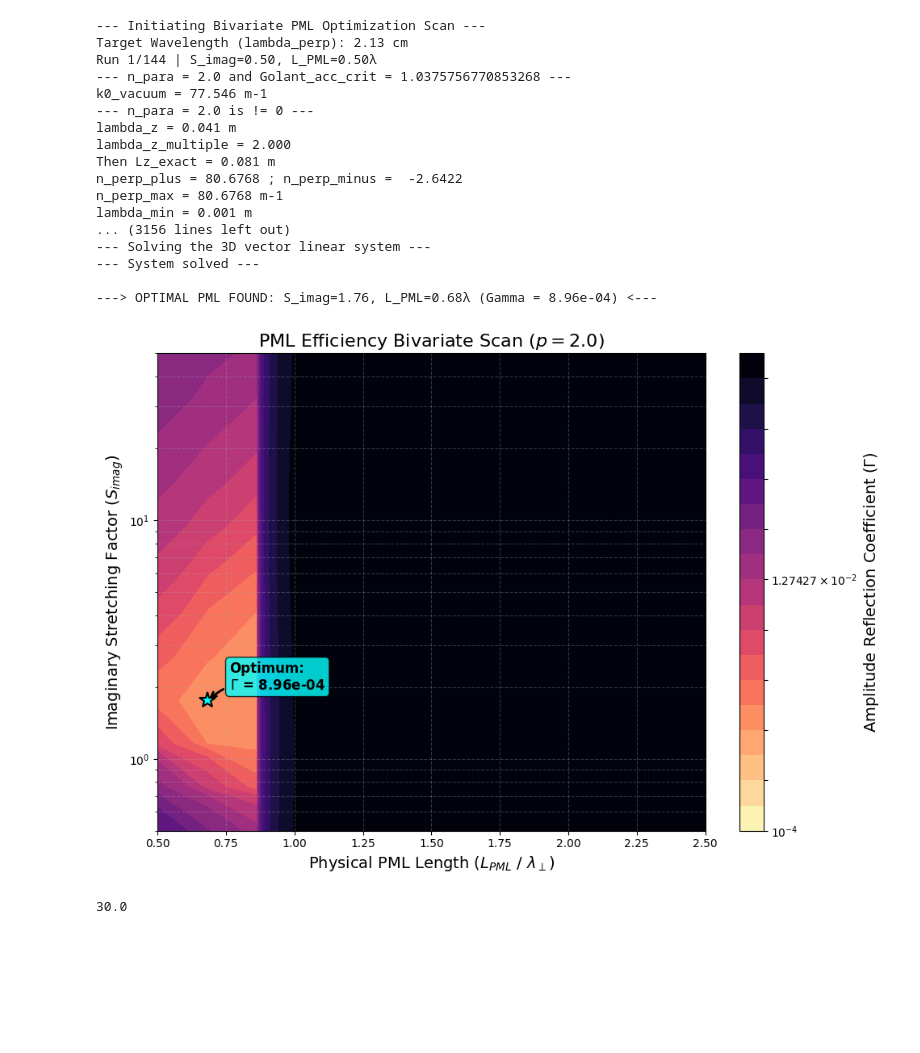
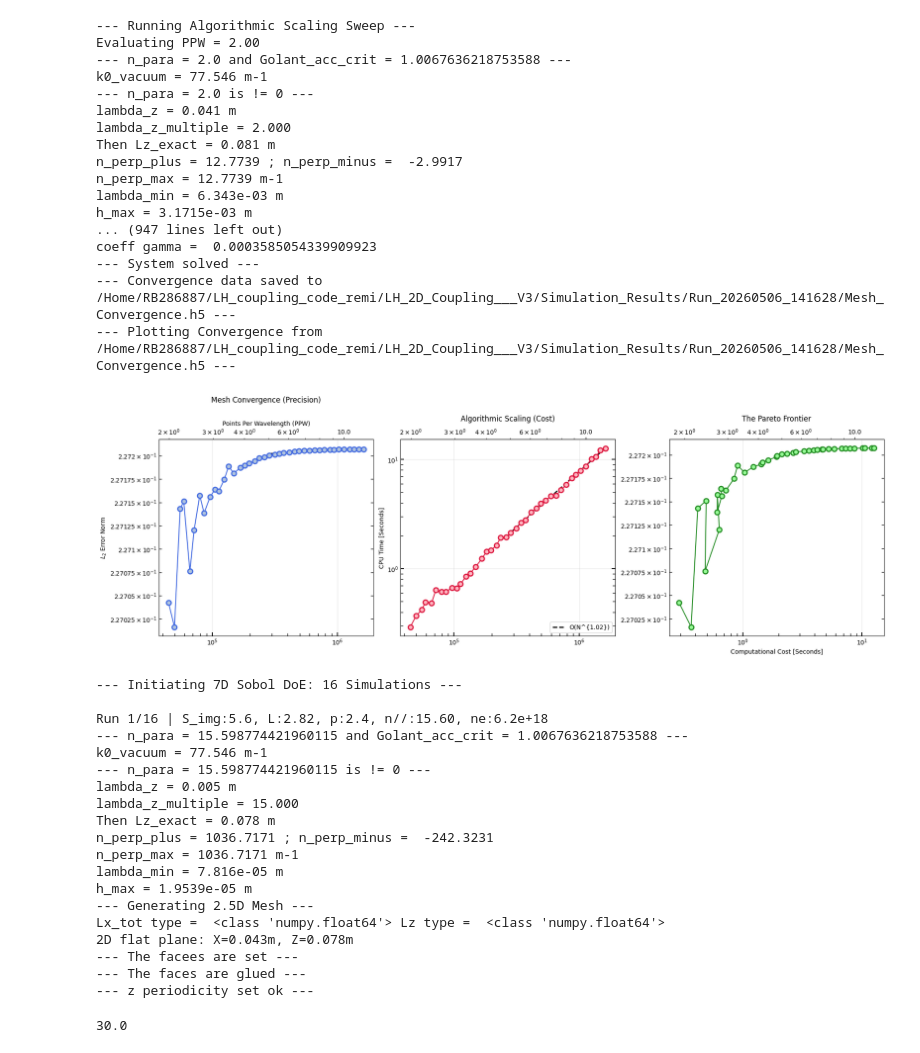
Before and after one commit to RemiBellon/LH_coupling_code_remi, a Jupyter notebook: LH_2D_Coupling___V3/main_jupyterNB_2DCoupling_V3.ipynb, the cells around one changed output. Cells and saved outputs as stored; diff of their text form; code cells hidden in the pictures; blank space fills up the shorter version.

```diff
--- a/LH_2D_Coupling___V3/main_jupyterNB_2DCoupling_V3.ipynb
+++ b/LH_2D_Coupling___V3/main_jupyterNB_2DCoupling_V3.ipynb
@@ -61,3 +67,6 @@ sim_target_folder:  /Home/RB286887/LH_coupling_code_remi/LH_2D_Coupling___V3/Sim
 # %%
-my_pp.benchmark_1D_radial_profile(mesh, GF_E_field, cfg, figure_save_dir, component='Ez')
+E_radial_profile_h5_filepath = pp_run.run_1D_radial_profile(mesh, GF_E_field, cfg, run_folder_tot_path)
+# pp_plot.plot_1D_radial_benchmark(E_radial_profile_h5_filepath, run_folder_tot_path, component='Ex')
+# pp_plot.plot_1D_radial_benchmark(E_radial_profile_h5_filepath, run_folder_tot_path, component='Ey')
+# pp_plot.plot_1D_radial_benchmark(E_radial_profile_h5_filepath, run_folder_tot_path, component='Ez')
 # %% [output]
@@ -66,0 +75,2 @@ Regime: Propagating Wave. Executing FFT...
+# %%
+plm_opti_param_h5_filepath = pp_run.run_pml_optimization(solver, cfg, run_folder_tot_path)
@@ -67,26 +105,48 @@ Regime: Propagating Wave. Executing FFT...
 # %%
-# my_pp.benchmark_mesh_convergence(solver, cfg, figure_save_dir)
+mesh_conv_h5_filepath = pp_run.run_mesh_convergence(solver, cfg, run_folder_tot_path)
+pp_plot.plot_mesh_convergence(mesh_conv_h5_filepath, run_folder_tot_path)
+# %% [output]
+--- Running Algorithmic Scaling Sweep ---
+Evaluating PPW = 2.00
+--- n_para = 2.0 and Golant_acc_crit = 1.0067636218753588 ---
+k0_vacuum = 77.546 m-1
+--- n_para = 2.0 is != 0 ---
+lambda_z = 0.041 m
+lambda_z_multiple = 2.000
+Then Lz_exact = 0.081 m
+n_perp_plus = 12.7739 ; n_perp_minus =  -2.9917
+n_perp_max = 12.7739 m-1
+lambda_min = 6.343e-03 m
+h_max = 3.1715e-03 m
+... (947 lines left out)
+coeff gamma =  0.0003585054339909923
+--- System solved ---
+--- Convergence data saved to /Home/RB286887/LH_coupling_code_remi/LH_2D_Coupling___V3/Simulation_Results/Run_20260506_141628/Mesh_Convergence.h5 ---
+--- Plotting Convergence from /Home/RB286887/LH_coupling_code_remi/LH_2D_Coupling___V3/Simulation_Results/Run_20260506_141628/Mesh_Convergence.h5 ---
+[figure, added]
-# %%
-my_pp.optimize_pml_parameters(solver, cfg, figure_save_dir)
-# %% [output]
---- Initiating Bivariate PML Optimization Scan ---
-Target Wavelength (lambda_perp): 2.13 cm
-Run 1/144 | S_imag=0.50, L_PML=0.50λ
---- n_para = 2.0 and Golant_acc_crit = 1.0375756770853268 ---
-k0_vacuum = 77.546 m-1
---- n_para = 2.0 is != 0 ---
-lambda_z = 0.041 m
-lambda_z_multiple = 2.000
-Then Lz_exact = 0.081 m
-n_perp_plus = 80.6768 ; n_perp_minus =  -2.6422
-n_perp_max = 80.6768 m-1
-lambda_min = 0.001 m
-... (3156 lines left out)
---- Solving the 3D vector linear system ---
---- System solved ---
-
----> OPTIMAL PML FOUND: S_imag=1.76, L_PML=0.68λ (Gamma = 8.96e-04) <---
-[figure, removed]
+# %%
+# Generation of hyper cube 7D database to train Bayesian algorithm later
+h5_file = pp_run.run_7D_sobol_pml_scan(solver, cfg, run_folder_tot_path, m_power=4)
+# %% [output]
+--- Initiating 7D Sobol DoE: 16 Simulations ---
+
+Run 1/16 | S_img:5.6, L:2.82, p:2.4, n//:15.60, ne:6.2e+18
+--- n_para = 15.598774421960115 and Golant_acc_crit = 1.0067636218753588 ---
+k0_vacuum = 77.546 m-1
+--- n_para = 15.598774421960115 is != 0 ---
+lambda_z = 0.005 m
+lambda_z_multiple = 15.000
+Then Lz_exact = 0.078 m
+n_perp_plus = 1036.7171 ; n_perp_minus =  -242.3231
+n_perp_max = 1036.7171 m-1
+lambda_min = 7.816e-05 m
+h_max = 1.9539e-05 m
+--- Generating 2.5D Mesh ---
+Lx_tot type =  <class 'numpy.float64'> Lz type =  <class 'numpy.float64'>
+2D flat plane: X=0.043m, Z=0.078m
+--- The facees are set ---
+--- The faces are glued ---
+--- z periodicity set ok ---
 # %%
 # Pour faire des boucles sur les params de config_dict
 
```
Also changed, not shown: parts of 7 cells of this notebook, 43 other files.
